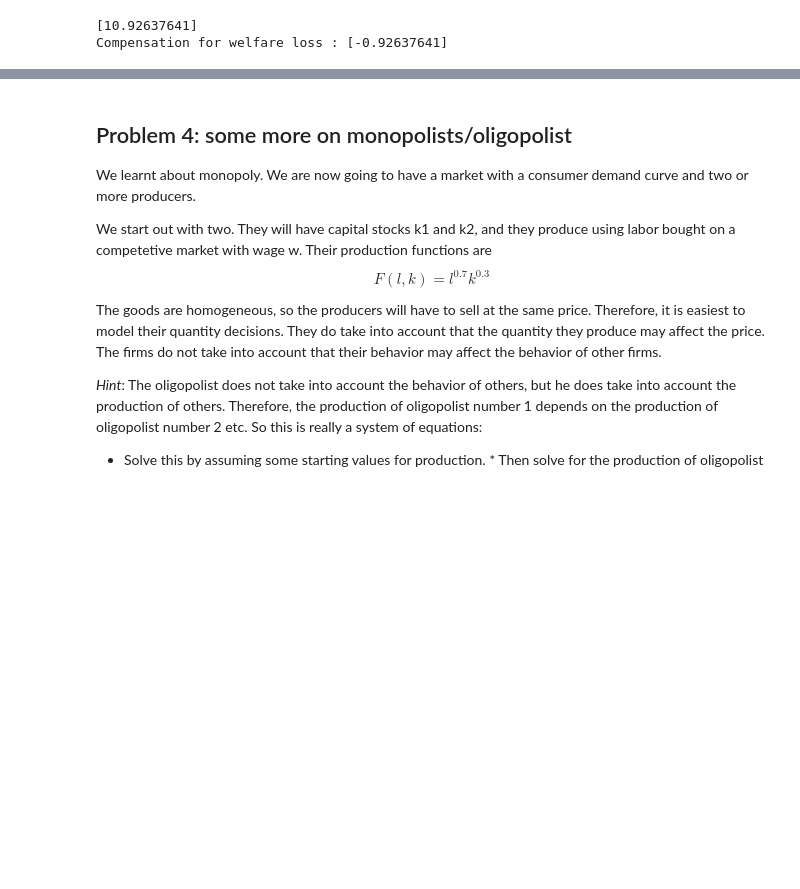
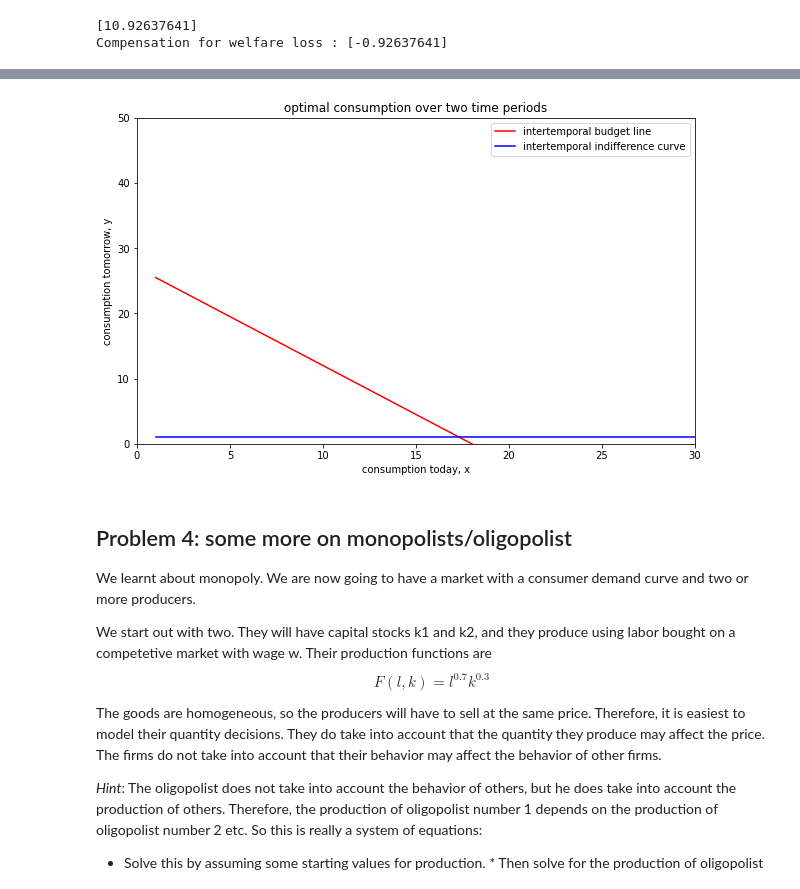
Before and after one commit to PaulineMalaguti/EBA3650, a Jupyter notebook: Lecture 6/QE_Problems_7.ipynb, the cells around one changed output, grey strips where cells are left out. Saved outputs shown, nothing was run; the diff lists cells and outputs as text; code cells hidden in the pictures; blank space fills up the shorter version.

```diff
--- a/Lecture 6/QE_Problems_7.ipynb
+++ b/Lecture 6/QE_Problems_7.ipynb
@@ -372,0 +550,3 @@ The worker’s preferences are the same as in Session 5, problem 1.
+# %%
+carrots([10,10,0.1,0.4])
+# %% [output]
@@ -373,3 +554,4 @@ The worker’s preferences are the same as in Session 5, problem 1.
+[figure, added]
 # %% [markdown]
 ## Problem 4: some more on monopolists/oligopolist
 
```
Also changed, not shown: parts of 6 cells of this notebook.
